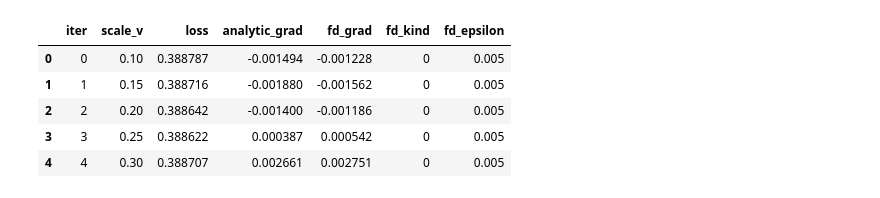
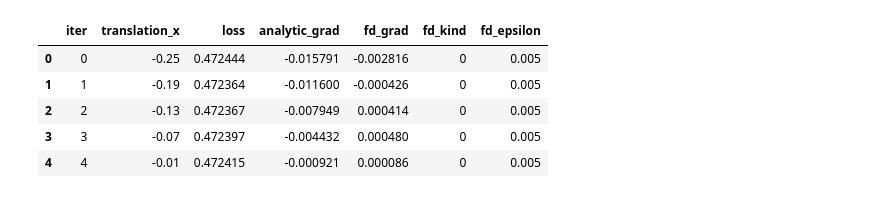
Before and after one commit to M-Gjerde/DifferentiablePointRendering, a Jupyter notebook: python/finite_difference/notebook_scatter.ipynb, the cells around one changed output. Saved outputs shown, nothing was run; the diff lists cells and outputs as text; code cells hidden in the pictures.

```diff
--- a/python/finite_difference/notebook_scatter.ipynb
+++ b/python/finite_difference/notebook_scatter.ipynb
@@ -1,31 +1,31 @@
 # %%
 import pandas as pd
 from pathlib import Path
 
 test = "0"
 index = "2"
-parameter= "scale_v"
-scene = "cornell"
+parameter= "translation_x"
+scene = "cornell_overlap"
 camera = "camera1"
 csv_path = Path(f"Output/{scene}/{parameter}/{index}/{test}/{camera}_{parameter}_sweep.csv")
 
 if not csv_path.exists():
     raise FileNotFoundError(f"CSV file not found: {csv_path}")
 
 df = pd.read_csv(csv_path)
 
 required_columns = {f"{parameter}", "loss", "analytic_grad", "fd_grad"}
 if not required_columns.issubset(df.columns):
     raise RuntimeError(f"CSV must contain columns: {required_columns}")
 
 df.head()
 # %% [output]
-|  | iter | scale_v | loss | analytic_grad | fd_grad | fd_kind | fd_epsilon |
-| 0 | 0 | 0.10 | 0.388787 | -0.001494 | -0.001228 | 0 | 0.005 |
-| 1 | 1 | 0.15 | 0.388716 | -0.001880 | -0.001562 | 0 | 0.005 |
-| 2 | 2 | 0.20 | 0.388642 | -0.001400 | -0.001186 | 0 | 0.005 |
-| 3 | 3 | 0.25 | 0.388622 | 0.000387 | 0.000542 | 0 | 0.005 |
-| 4 | 4 | 0.30 | 0.388707 | 0.002661 | 0.002751 | 0 | 0.005 |
+|  | iter | translation_x | loss | analytic_grad | fd_grad | fd_kind | fd_epsilon |
+| 0 | 0 | -0.25 | 0.472444 | -0.015791 | -0.002816 | 0 | 0.005 |
+| 1 | 1 | -0.19 | 0.472364 | -0.011600 | -0.000426 | 0 | 0.005 |
+| 2 | 2 | -0.13 | 0.472367 | -0.007949 | 0.000414 | 0 | 0.005 |
+| 3 | 3 | -0.07 | 0.472397 | -0.004432 | 0.000480 | 0 | 0.005 |
+| 4 | 4 | -0.01 | 0.472415 | -0.000921 | 0.000086 | 0 | 0.005 |
 # %%
 
 import matplotlib.pyplot as plt
```
Also changed, not shown: parts of 7 cells of this notebook, 12 other files.
